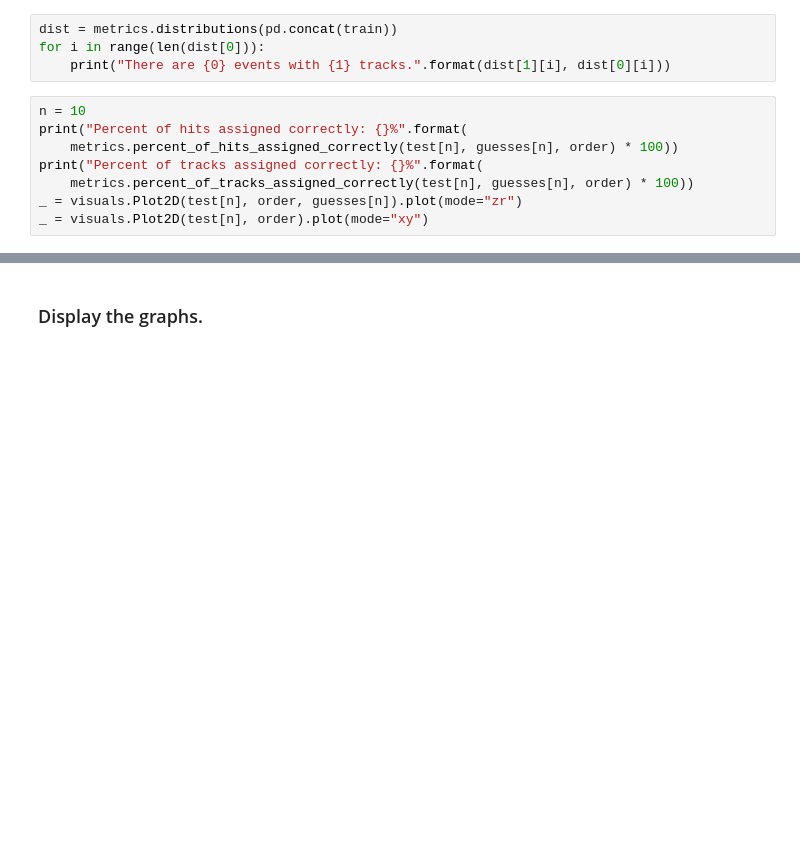
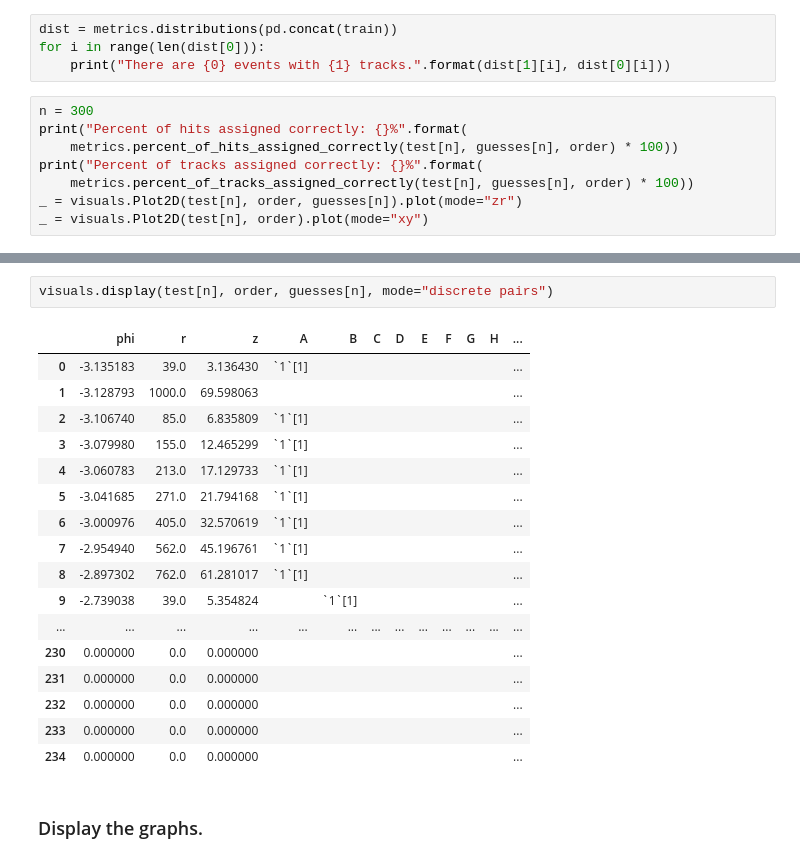
Before and after one commit to DZurawski/Fermi-Internship-2017, a Jupyter notebook: Track/UNIF-10N-25T-125000E.ipynb, the cells around one changed output, grey strips where cells are left out. Cells and saved outputs as stored; diff of their text form; blank space fills up the shorter version.

```diff
--- a/Track/UNIF-10N-25T-125000E.ipynb
+++ b/Track/UNIF-10N-25T-125000E.ipynb
@@ -167,7 +155,7 @@ dist = metrics.distributions(pd.concat(train))
 for i in range(len(dist[0])):
     print("There are {0} events with {1} tracks.".format(dist[1][i], dist[0][i]))
 # %%
-n = 10
+n = 300
 print("Percent of hits assigned correctly: {}%".format(
     metrics.percent_of_hits_assigned_correctly(test[n], guesses[n], order) * 100))
 print("Percent of tracks assigned correctly: {}%".format(
@@ -181,6 +169,26 @@ Percent of tracks assigned correctly: 55.55555555555556%
 [interactive output not drawn]
 [interactive output not drawn]
 [interactive output not drawn]
+# %%
+visuals.display(test[n], order, guesses[n], mode="discrete pairs")
+# %% [output]
+|  | phi | r | z | A | B | C | D | E | F | G | H | ... |
+| 0 | -3.135183 | 39.0 | 3.136430 | `1`[1] |  |  |  |  |  |  |  | ... |
+| 1 | -3.128793 | 1000.0 | 69.598063 |  |  |  |  |  |  |  |  | ... |
+| 2 | -3.106740 | 85.0 | 6.835809 | `1`[1] |  |  |  |  |  |  |  | ... |
+| 3 | -3.079980 | 155.0 | 12.465299 | `1`[1] |  |  |  |  |  |  |  | ... |
+| 4 | -3.060783 | 213.0 | 17.129733 | `1`[1] |  |  |  |  |  |  |  | ... |
+| 5 | -3.041685 | 271.0 | 21.794168 | `1`[1] |  |  |  |  |  |  |  | ... |
+| 6 | -3.000976 | 405.0 | 32.570619 | `1`[1] |  |  |  |  |  |  |  | ... |
+| 7 | -2.954940 | 562.0 | 45.196761 | `1`[1] |  |  |  |  |  |  |  | ... |
+| 8 | -2.897302 | 762.0 | 61.281017 | `1`[1] |  |  |  |  |  |  |  | ... |
+| 9 | -2.739038 | 39.0 | 5.354824 |  | `1`[1] |  |  |  |  |  |  | ... |
+| ... | ... | ... | ... | ... | ... | ... | ... | ... | ... | ... | ... | ... |
+| 230 | 0.000000 | 0.0 | 0.000000 |  |  |  |  |  |  |  |  | ... |
+| 231 | 0.000000 | 0.0 | 0.000000 |  |  |  |  |  |  |  |  | ... |
+| 232 | 0.000000 | 0.0 | 0.000000 |  |  |  |  |  |  |  |  | ... |
+| 233 | 0.000000 | 0.0 | 0.000000 |  |  |  |  |  |  |  |  | ... |
+| 234 | 0.000000 | 0.0 | 0.000000 |  |  |  |  |  |  |  |  | ... |
 # %% [markdown]
 ### Display the graphs.
 # %%
```
Also changed, not shown: parts of 10 cells of this notebook, 12 other files.
